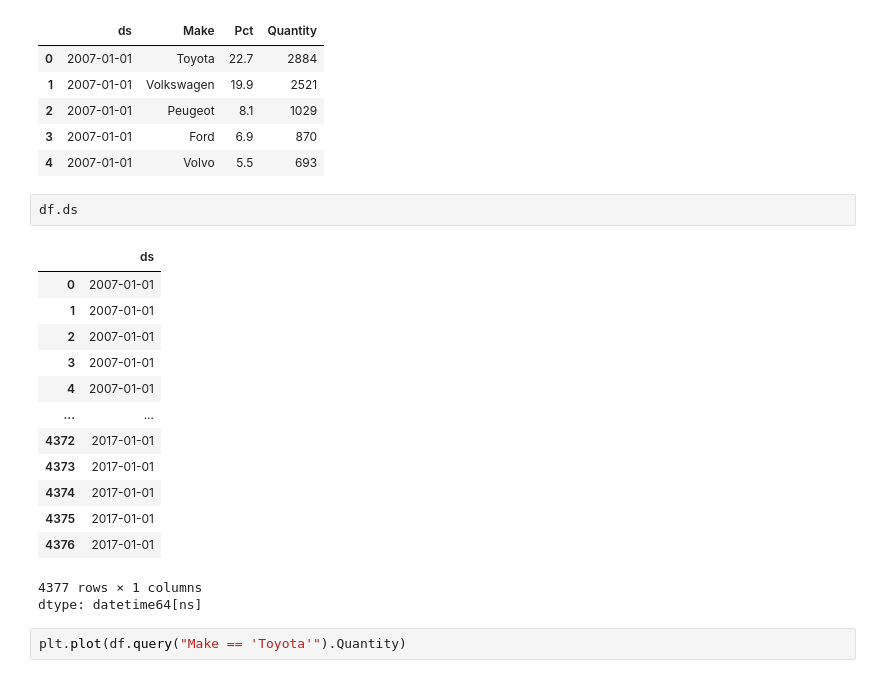
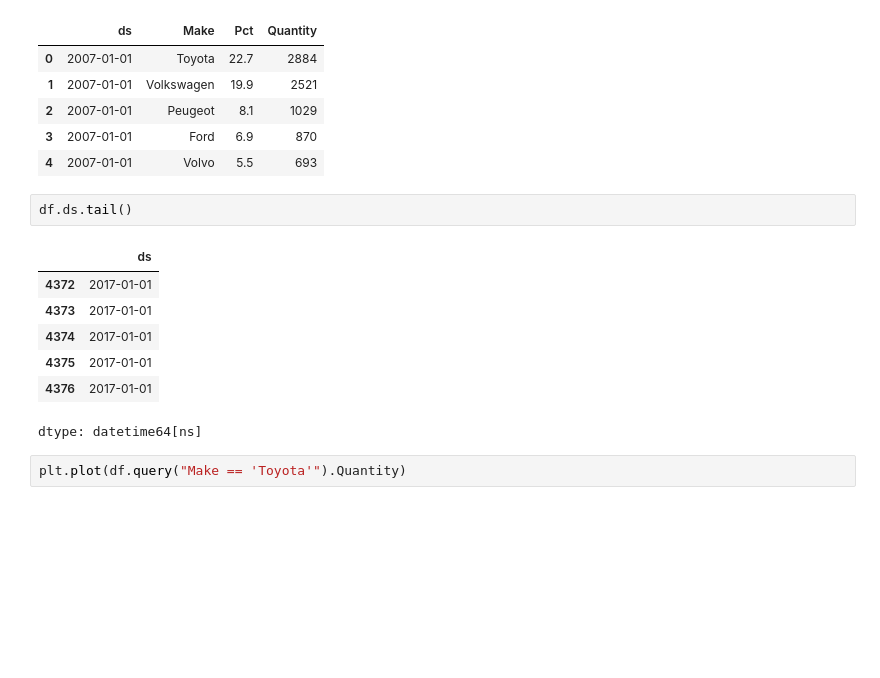
Before and after one commit to apfsds3bm9/test, a Jupyter notebook: SES_model.ipynb, the cells around one changed output. Saved outputs shown, nothing was run; the diff lists cells and outputs as text; blank space fills up the shorter version.

```diff
--- a/SES_model.ipynb
+++ b/SES_model.ipynb
@@ -23,21 +23,14 @@ df.head()
 | 3 | 2007-01-01 | Ford | 6.9 | 870 |
 | 4 | 2007-01-01 | Volvo | 5.5 | 693 |
 # %%
-df.ds
+df.ds.tail()
 # %% [output]
 |  | ds |
-| 0 | 2007-01-01 |
-| 1 | 2007-01-01 |
-| 2 | 2007-01-01 |
-| 3 | 2007-01-01 |
-| 4 | 2007-01-01 |
-| ... | ... |
 | 4372 | 2017-01-01 |
 | 4373 | 2017-01-01 |
 | 4374 | 2017-01-01 |
 | 4375 | 2017-01-01 |
 | 4376 | 2017-01-01 |
-4377 rows × 1 columns
 dtype: datetime64[ns]
 # %%
 plt.plot(df.query("Make == 'Toyota'").Quantity)
```
Also changed, not shown: parts of 11 cells of this notebook.
